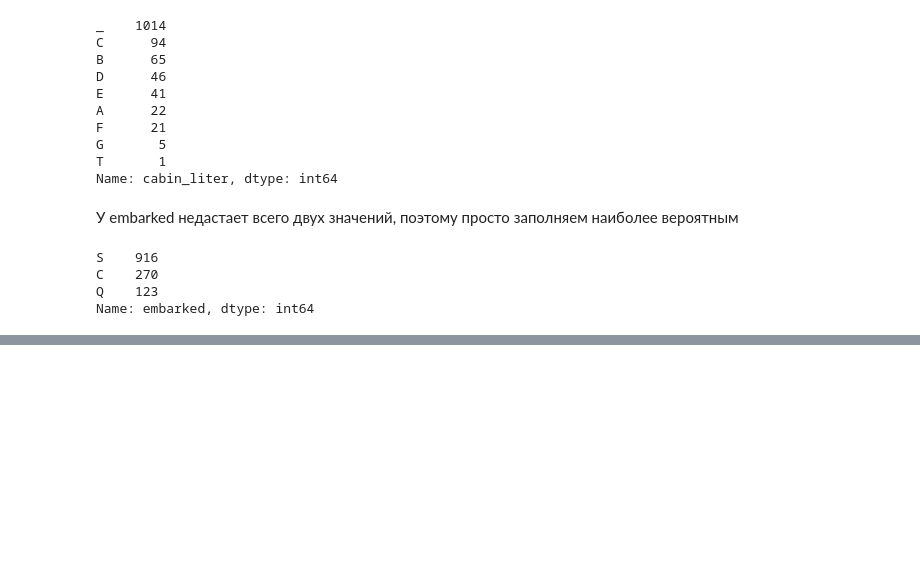
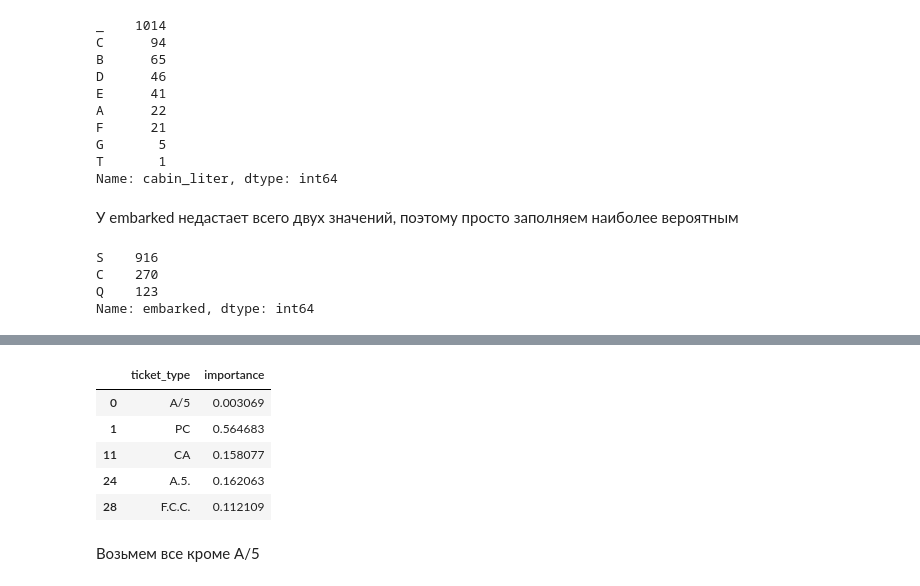
Before and after one commit to palich12/DataScientistDZ, a Jupyter notebook: DZ_2_1/homework.ipynb, the cells around one changed output, grey strips where cells are left out. Drawn from its saved outputs; the diff is of its cells as text; code cells hidden in the pictures; blank space fills up the shorter version.

```diff
--- a/DZ_2_1/homework.ipynb
+++ b/DZ_2_1/homework.ipynb
@@ -179,0 +207,2 @@ X['ticket_type_len'] = X.ticket_type.str.len()
+# %%
+clf = DecisionTreeClassifier(max_depth=4)
@@ -179,0 +217,14 @@ X['ticket_type_len'] = X.ticket_type.str.len()
+# %%
+Xticket_typeImportances = pd.DataFrame()
+Xticket_typeImportances['ticket_type'] = Xticket_type.columns
+Xticket_typeImportances['importance']  =  clf.feature_importances_
+Xticket_typeImportances[ Xticket_typeImportances.importance > 0 ]
+# %% [output]
+|  | ticket_type | importance |
+| 0 | A/5 | 0.003069 |
+| 1 | PC | 0.564683 |
+| 11 | CA | 0.158077 |
+| 24 | A.5. | 0.162063 |
+| 28 | F.C.C. | 0.112109 |
+# %% [markdown]
+Возьмем все кроме A/5
```
Also changed, not shown: parts of 13 cells of this notebook.
